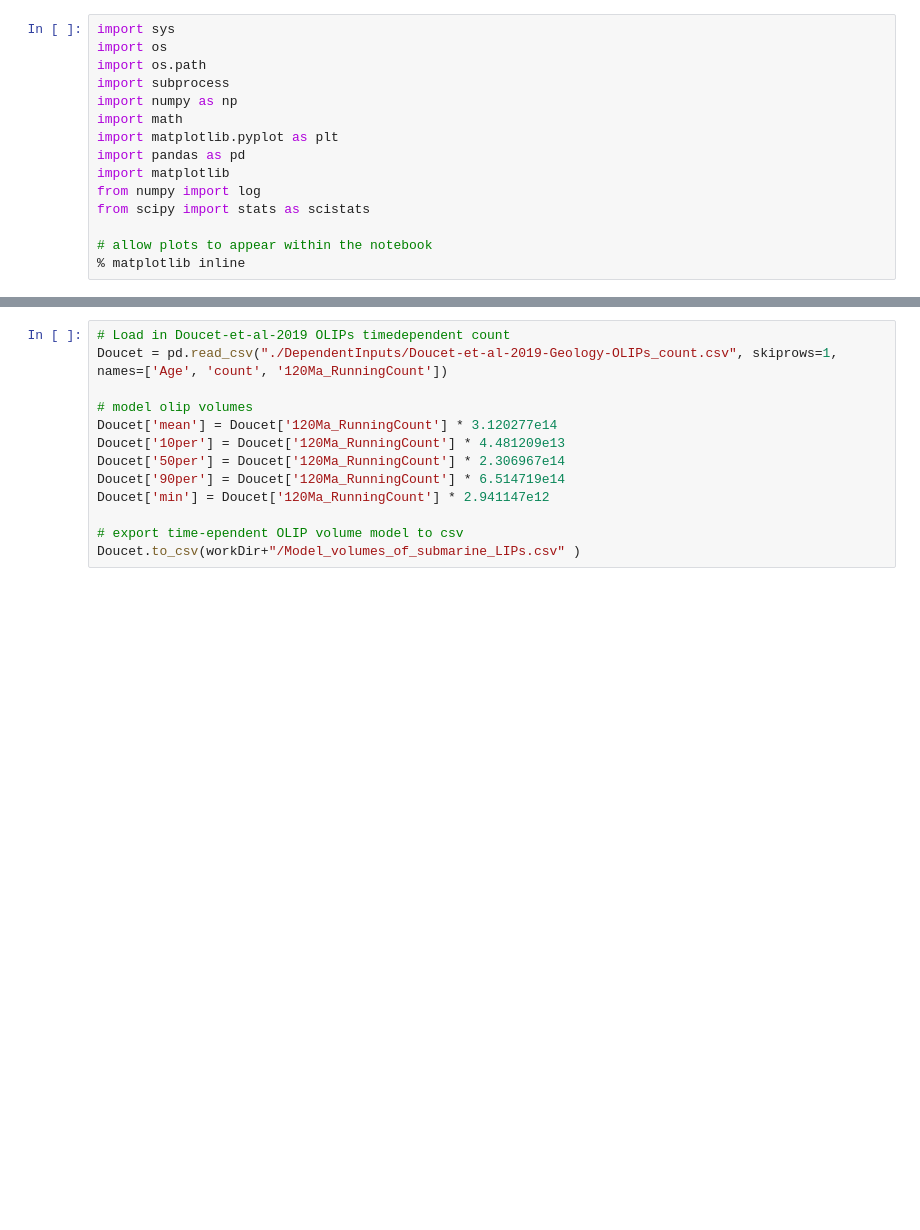
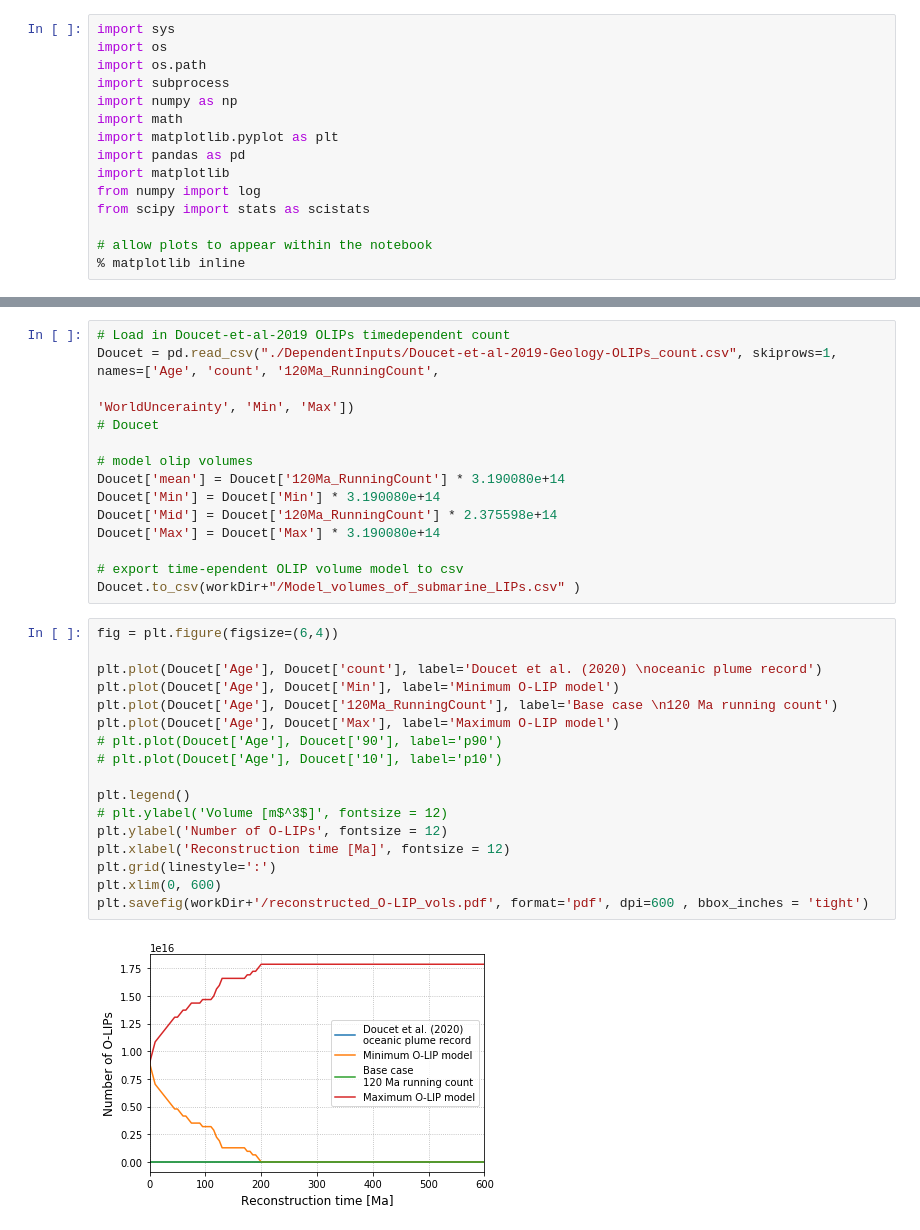
Before and after one commit to alyoung6361/SeaLevelRepository, a Jupyter notebook: 3-Volumes_of_submarine_LIPs.ipynb, the cells around one changed output, grey strips where cells are left out. Saved outputs shown, nothing was run; the diff lists cells and outputs as text; blank space fills up the shorter version.

```diff
--- a/3-Volumes_of_submarine_LIPs.ipynb
+++ b/3-Volumes_of_submarine_LIPs.ipynb
@@ -198,13 +225,33 @@ plt.show()
 # %%
 # Load in Doucet-et-al-2019 OLIPs timedependent count
-Doucet = pd.read_csv("./DependentInputs/Doucet-et-al-2019-Geology-OLIPs_count.csv", skiprows=1, names=['Age', 'count', '120Ma_RunningCount'])
+Doucet = pd.read_csv("./DependentInputs/Doucet-et-al-2019-Geology-OLIPs_count.csv", skiprows=1, names=['Age', 'count', '120Ma_RunningCount',
+                                                                                                      'WorldUncerainty', 'Min', 'Max'])
+# Doucet
 
 # model olip volumes
-Doucet['mean'] = Doucet['120Ma_RunningCount'] * 3.120277e14
-Doucet['10per'] = Doucet['120Ma_RunningCount'] * 4.481209e13
-Doucet['50per'] = Doucet['120Ma_RunningCount'] * 2.306967e14
-Doucet['90per'] = Doucet['120Ma_RunningCount'] * 6.514719e14
-Doucet['min'] = Doucet['120Ma_RunningCount'] * 2.941147e12
+Doucet['mean'] = Doucet['120Ma_RunningCount'] * 3.190080e+14
+Doucet['Min'] = Doucet['Min'] * 3.190080e+14
+Doucet['Mid'] = Doucet['120Ma_RunningCount'] * 2.375598e+14
+Doucet['Max'] = Doucet['Max'] * 3.190080e+14
 
 # export time-ependent OLIP volume model to csv
 Doucet.to_csv(workDir+"/Model_volumes_of_submarine_LIPs.csv" )
+# %%
+fig = plt.figure(figsize=(6,4))
+
+plt.plot(Doucet['Age'], Doucet['count'], label='Doucet et al. (2020) \noceanic plume record')
+plt.plot(Doucet['Age'], Doucet['Min'], label='Minimum O-LIP model')
+plt.plot(Doucet['Age'], Doucet['120Ma_RunningCount'], label='Base case \n120 Ma running count')
+plt.plot(Doucet['Age'], Doucet['Max'], label='Maximum O-LIP model')
+# plt.plot(Doucet['Age'], Doucet['90'], label='p90')
+# plt.plot(Doucet['Age'], Doucet['10'], label='p10')
+
+plt.legend()
+# plt.ylabel('Volume [m$^3$]', fontsize = 12)
+plt.ylabel('Number of O-LIPs', fontsize = 12)
+plt.xlabel('Reconstruction time [Ma]', fontsize = 12)
+plt.grid(linestyle=':')
+plt.xlim(0, 600)
+plt.savefig(workDir+'/reconstructed_O-LIP_vols.pdf', format='pdf', dpi=600 , bbox_inches = 'tight')
+# %% [output]
+[figure, added]
```
Also changed, not shown: parts of 4 cells of this notebook, 4 other files.
